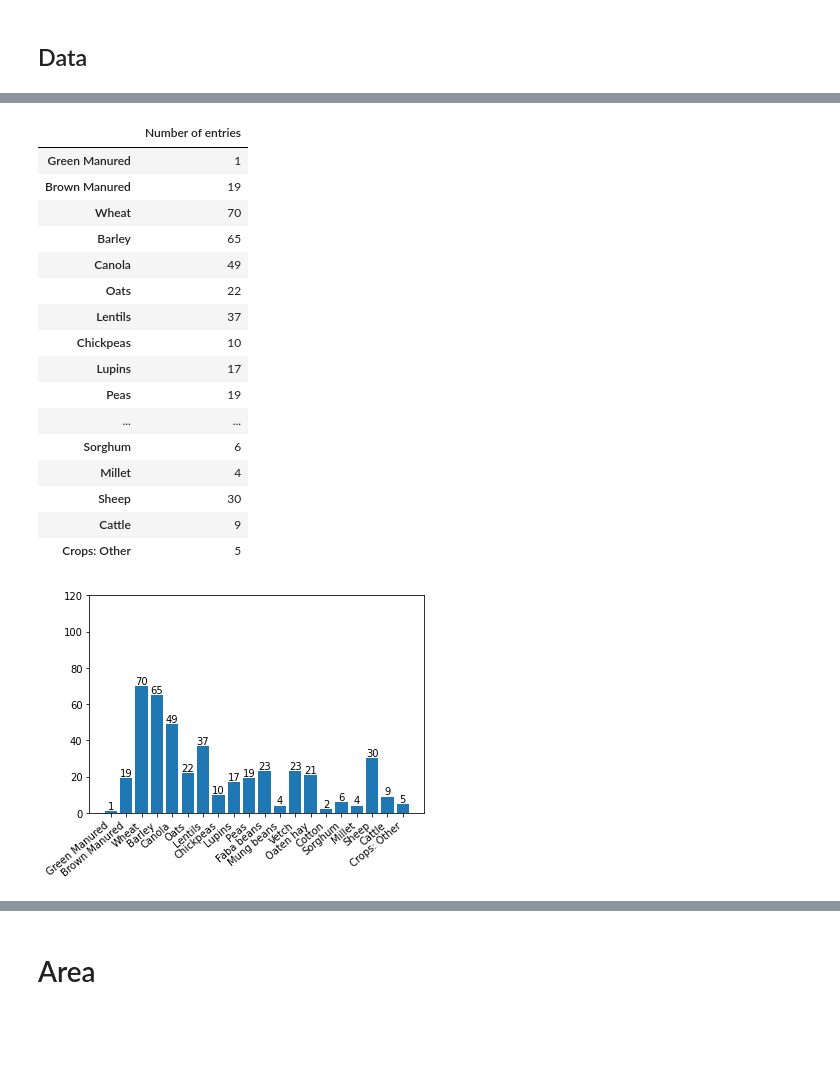
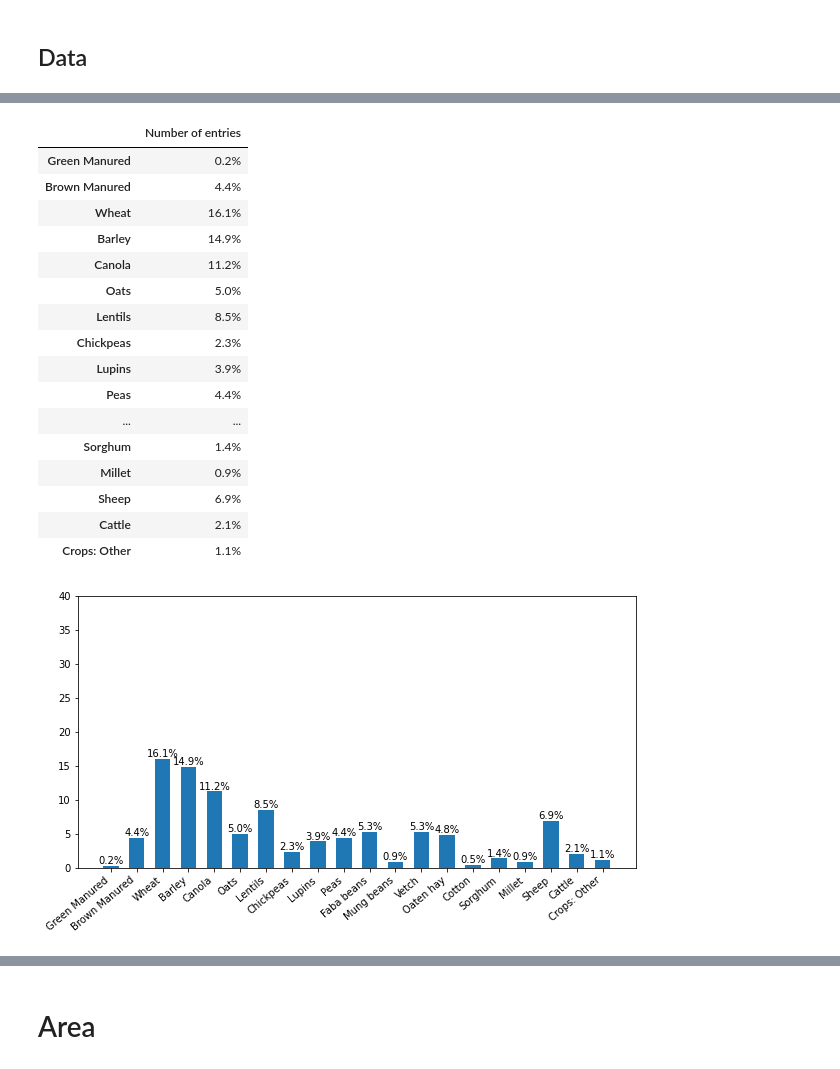
Before and after one commit to pyagoubi/Stuff, a Jupyter notebook: Weedsmart.ipynb, the cells around one changed output, grey strips where cells are left out. Drawn from its saved outputs; the diff is of its cells as text; code cells hidden in the pictures; blank space fills up the shorter version.

```diff
--- a/Weedsmart.ipynb
+++ b/Weedsmart.ipynb
@@ -17,6 +18,8 @@ data = pd.read_excel('/content/drive/MyDrive/upwork3/WeedSmart_v6.xlsx')
 df_clean = pd.read_excel('/content/drive/MyDrive/upwork3/WeedSmart_clean.xlsx')
 
 df_clean =df_clean.replace('Commercial rep (e.g. chemical, machinery)', 'Commercial Rep')
+df_clean =df_clean.replace('Farm owner', 'Farmer')
+df_clean =df_clean.replace('Farm employee', 'Farmer')
 # %% [markdown]
 # Location
 # %%
@@ -45,19 +68,19 @@ Index(['Location', 'Academic', 'Agronomist', 'Commercial Rep', 'Farm employee',
       dtype='object', name='Occupation')
 # %%
 cols = loc.columns[1:]
-fig, ax = plt.subplots(2,3, figsize=(15,10))
+fig, ax = plt.subplots(3,2, figsize=(10,20))
 #fig.suptitle('Herbicide resistance testing',fontsize=16)
 row=0
-col=[0,1,2]*2
+col=[0,1]*3
 for i, column in enumerate(cols):
     plot_fig = pd.DataFrame(loc.loc[:, ['Location', column]].groupby('Location')[column].sum())
-    if (i!=0)&(i%3==0):
+    if (i!=0)&(i%2==0):
         row+=1
     axs = ax[row,col[i]]
-    axs.bar(plot_fig.index,plot_fig[column])
+    axs.bar(plot_fig.index,plot_fig[column]/plot_fig[column].sum()*100)
     axs.set_xticks(axs.get_xticks(), axs.get_xticklabels(), rotation=40, ha='right')
     axs.set_title(column )
-    axs.bar_label(axs.containers[0], label_type='edge')
-    axs.set_ylim(0, 20)
+    axs.bar_label(axs.containers[0], label_type='edge', fmt='%.0f%%')
+    axs.set_ylim(0, 60)
 fig.tight_layout()
 # %% [output]
@@ -77,5 +99,7 @@ pd.DataFrame(df_clean['Occupation'].value_counts())
 # %%
 occ= pd.DataFrame(df_clean['Occupation'].value_counts()).rename(columns={'Occupation':'Number of entries'})
+# %%
+occ_all =df_clean['Occupation'].count()
 # %%
 
 
@@ -97,60 +150,64 @@ crop_cols = ['Occupation',
              'Green Manured',
              'Brown Manured','Wheat','Barley',
              'Canola','Oats','Lentils','Chickpeas',
              'Lupins','Peas','Faba beans','Mung beans',
              'Vetch','Oaten hay','Cotton','Sorghum','Millet',
              'Sheep','Cattle','Crops: Other']
 
+col_sum = crop_cols
 
-#df_clean = pd.read_excel('/content/drive/MyDrive/upwork3/WeedSmart_clean.xlsx')
 
-crop_summary = pd.DataFrame(df_clean[crop_cols].groupby('Occupation').count().sum(), columns = ['Number of entries'])
-display(crop_summary)
+summary_count = pd.DataFrame(df_clean[col_sum].groupby('Occupation').count().sum(), columns = ['Number of entries'])
+sum_table=pd.DataFrame(summary_count['Number of entries']/summary_count['Number of entries'].sum()).applymap('{:.1%}'.format)
+sum_df=pd.DataFrame(summary_count['Number of entries']/summary_count['Number of entries'].sum())
+
+
+display(sum_table)
 
 print('\n\n\n')
-fig, ax = plt.subplots(1,1)
+fig, ax = plt.subplots(1,1, figsize = (10,5))
 #plt.title('Herbicide resistance testing')
-ax.bar(crop_summary.index,crop_summary['Number of entries'])
+ax.bar(sum_df.index,sum_df['Number of entries']*100, align = 'center', width = 0.6)
 ax.set_xticks(ax.get_xticks(), ax.get_xticklabels(), rotation=40, ha='right')
-ax.bar_label(ax.containers[0], label_type='edge')
-ax.set_ylim(0, 120)
+ax.bar_label(ax.containers[0], label_type='edge', fmt='%.1f%%')
+ax.set_ylim(0, 40)
 plt.show()
 
 print('\n\n\n')
 print('\n\n\n')
 
-cols = crop_cols[1:]
-fig, ax = plt.subplots(8,3, figsize=(10,30))
+cols = col_sum[1:]
+fig, ax = plt.subplots(12,2, figsize=(10,50))
 #fig.suptitle('Herbicide resistance testing',fontsize=16)
 row=0
-col=[0,1,2]*8
+col=[0,1]*12
 for i, column in enumerate(cols):
     plot_fig = pd.DataFrame(df_clean.loc[:, ['Occupation', column]].groupby('Occupation')[column].count())
-    if (i!=0)&(i%3==0):
+    if (i!=0)&(i%2==0):
         row+=1
     axs = ax[row,col[i]]
-    axs.bar(plot_fig.index,plot_fig[column])
+    axs.bar(plot_fig.index,plot_fig[column]/occ_all*100)
     axs.set_xticks(axs.get_xticks(), axs.get_xticklabels(), rotation=40, ha='right')
     axs.set_title(column )
-    axs.bar_label(axs.containers[0], label_type='edge')
-    axs.set_ylim(0, 65)
+    axs.bar_label(axs.containers[0], label_type='edge', fmt='%.1f%%')
+    axs.set_ylim(0, 100)
 fig.tight_layout()
 # %% [output]
 |  | Number of entries |
-| Green Manured | 1 |
-| Brown Manured | 19 |
-| Wheat | 70 |
-| Barley | 65 |
-| Canola | 49 |
-| Oats | 22 |
-| Lentils | 37 |
-| Chickpeas | 10 |
-| Lupins | 17 |
-| Peas | 19 |
+| Green Manured | 0.2% |
+| Brown Manured | 4.4% |
+| Wheat | 16.1% |
+| Barley | 14.9% |
+| Canola | 11.2% |
+| Oats | 5.0% |
+| Lentils | 8.5% |
+| Chickpeas | 2.3% |
+| Lupins | 3.9% |
+| Peas | 4.4% |
 | ... | ... |
-| Sorghum | 6 |
-| Millet | 4 |
-| Sheep | 30 |
-| Cattle | 9 |
-| Crops: Other | 5 |
+| Sorghum | 1.4% |
+| Millet | 0.9% |
+| Sheep | 6.9% |
+| Cattle | 2.1% |
+| Crops: Other | 1.1% |
-[figure, old version]
+[figure, new version]
```
Also changed, not shown: parts of 49 cells of this notebook.
